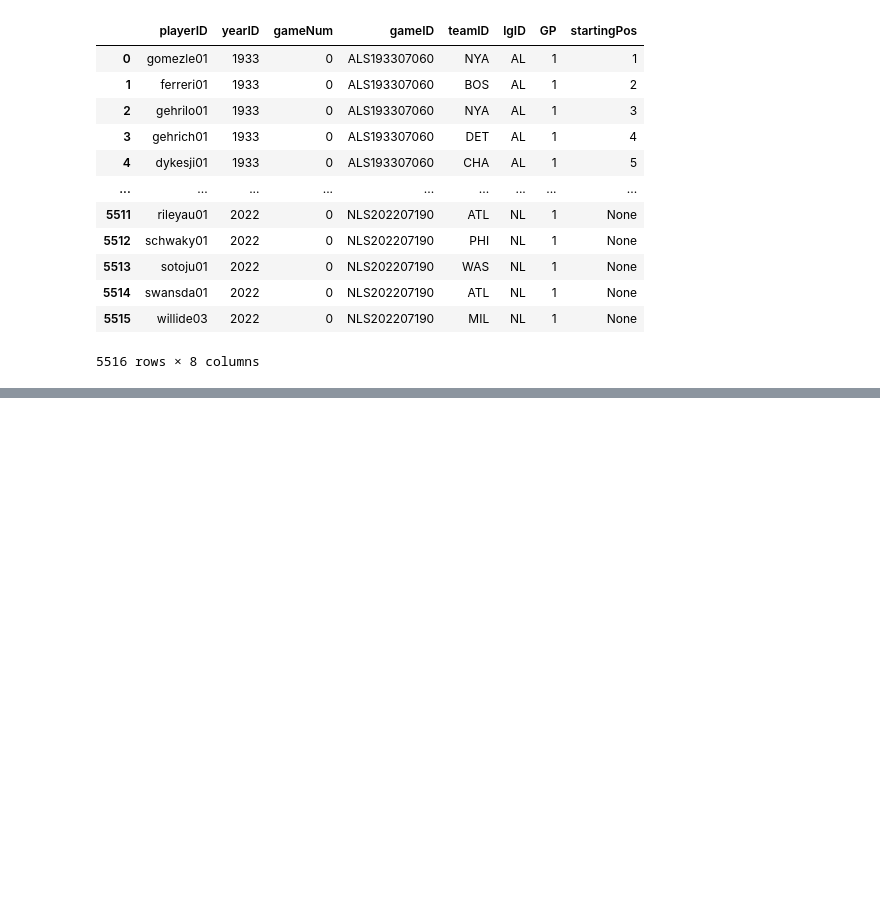
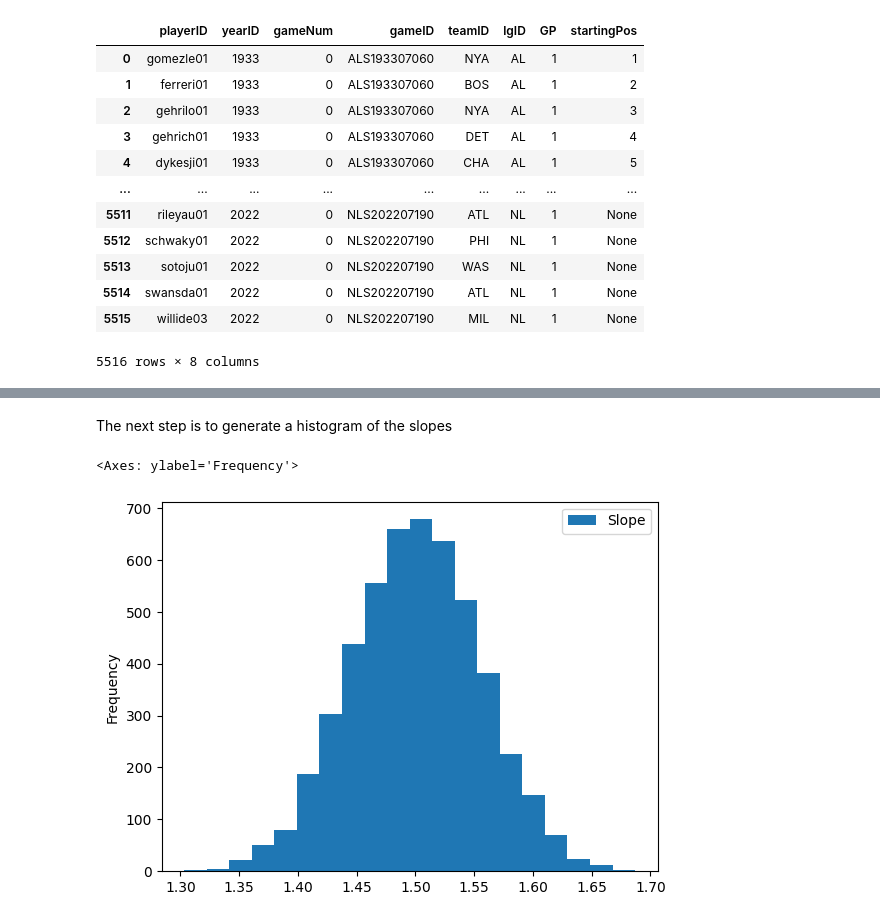
Before and after one commit to YefridC09/ST-554_Big_data_analysis, a Jupyter notebook: HW5_Yefrid__Cordoba.ipynb, the cells around one changed output, grey strips where cells are left out. Cells and saved outputs as stored; diff of their text form; code cells hidden in the pictures; blank space fills up the shorter version.

```diff
--- a/HW5_Yefrid__Cordoba.ipynb
+++ b/HW5_Yefrid__Cordoba.ipynb
@@ -222,0 +291,9 @@ pd.read_sql('SELECT * FROM AllstarFull', MLB)
+# %% [markdown]
+The next step is to generate a histogram of the slopes
+# %%
+#First we turn into a data frame to use .plot
+slopes = pd.DataFrame(slopes, columns = ['Slope'])
+slopes.plot.hist(bins = 20)
+# %% [output]
+<Axes: ylabel='Frequency'>
+[figure, added]
```
Also changed, not shown: parts of 25 cells of this notebook.
